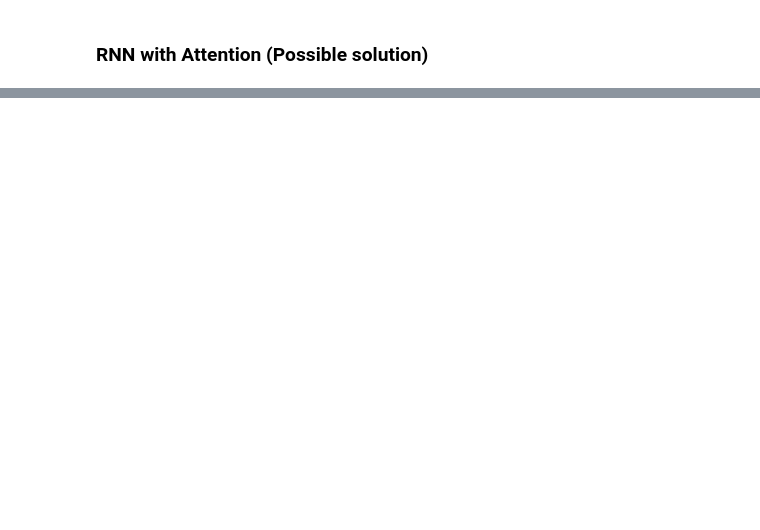
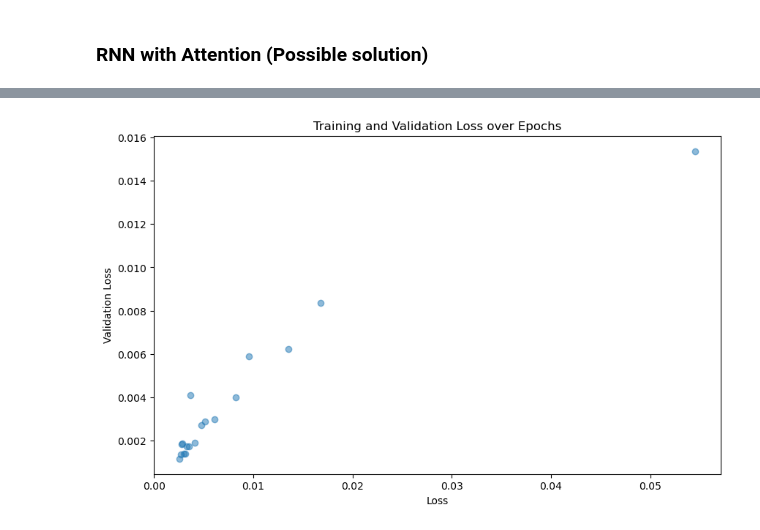
Before and after one commit to marhas109/ds10_all, a Jupyter notebook: C10_M05_Lab.ipynb, the cells around one changed output, grey strips where cells are left out. Saved outputs shown, nothing was run; the diff lists cells and outputs as text; code cells hidden in the pictures; blank space fills up the shorter version.

```diff
--- a/C10_M05_Lab.ipynb
+++ b/C10_M05_Lab.ipynb
@@ -43,0 +129,27 @@ tf.random.set_seed(42)
+# %%
+# early stopping
+early_stopping = EarlyStopping(
+    monitor='val_loss',       # Monitor validation loss
+    patience=5,               # Number of epochs with no improvement after which to stop
+    min_delta=0.0005,          # Minimum change to qualify as improvement
+    restore_best_weights=True # Restore model weights from the epoch with the best value
+)
+
+# model checkpoint
+checkpoint_filepath = './best_model.keras'
+model_checkpoint = ModelCheckpoint(
+    filepath=checkpoint_filepath,
+    monitor='val_loss',
+    save_best_only=True,      # Only save when there's improvement
+    mode='min',               # The direction is 'min' for loss
+    verbose=1                 # Show progress
+)
+
+callbacks = [
+    early_stopping,
+    model_checkpoint
+]
+# %%
+# Step 6: Compile and Train the Model
+model.compile(optimizer='adam', loss='mse')
+history = model.fit(X, y, epochs=50, batch_size=32, validation_split=0.2, callbacks=callbacks, verbose=1)
@@ -43,0 +174,10 @@ tf.random.set_seed(42)
+# %%
+# training and validation loss curves
+plt.figure(figsize=(10, 6))
+plt.scatter(history.history['loss'], history.history['val_loss'], alpha=0.5)
+plt.xlabel('Loss')
+plt.ylabel('Validation Loss')
+plt.title('Training and Validation Loss over Epochs')
+plt.show()
+# %% [output]
+[figure, added]
```
Also changed, not shown: parts of 12 cells of this notebook.
